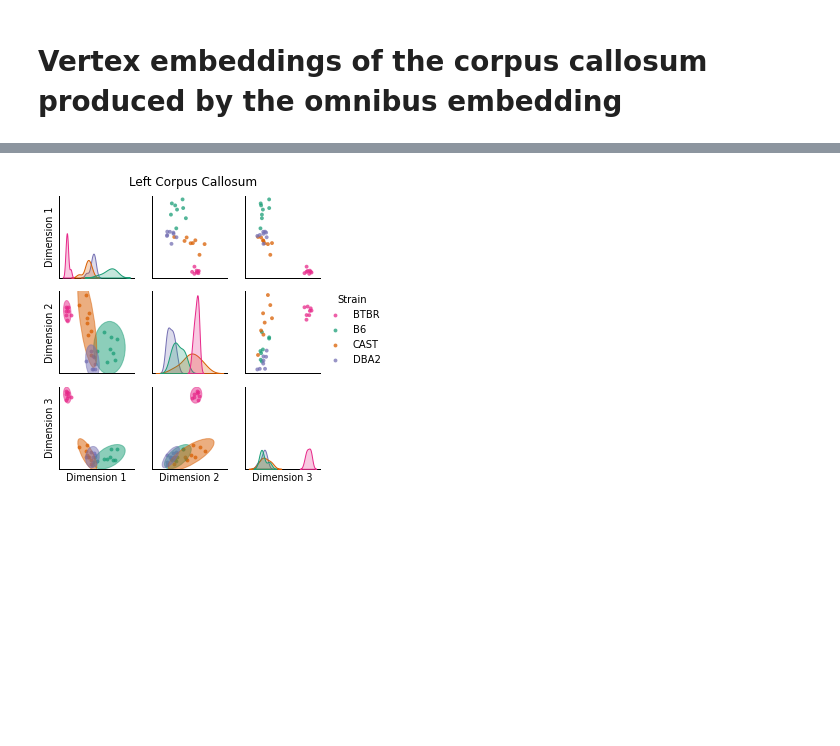
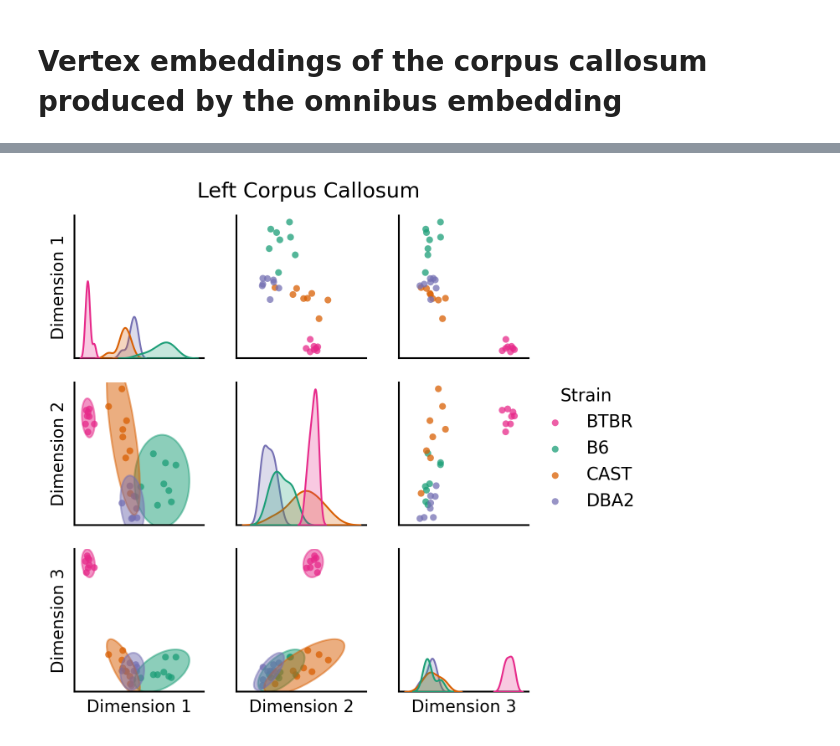
Before and after one commit to neurodata/MCC, a Jupyter notebook: notebooks/3-corpus-callosum-emedding/cc_emedding.ipynb, the cells around one changed output, grey strips where cells are left out. Drawn from its saved outputs; the diff is of its cells as text; code cells hidden in the pictures; blank space fills up the shorter version.

```diff
--- a/notebooks/3-corpus-callosum-emedding/cc_emedding.ipynb
+++ b/notebooks/3-corpus-callosum-emedding/cc_emedding.ipynb
@@ -49,13 +49,12 @@ mice.atlas.query("Structure == 'Corpus_Callosum'").head()
 [interactive output not drawn]
 # %%
 left = ellipse_pairgrid(omni_embedding[:, 120, :3], labels, ci=0.9)
-left.savefig("figs/left_cc.pdf", bbox_inches="tight", dpi=300)
-
 left.fig.suptitle("Left Corpus Callosum", y=1.025)
+left.fig.set(dpi=300)
 left.add_legend()
 plt.show()
 # %% [output]
-[figure, old version]
+[figure, new version]
 [interactive output not drawn]
 # %%
 right = ellipse_pairgrid(omni_embedding[:, 120 + 166, :3], labels, ci=0.9)
```
Also changed, not shown: parts of 1 cell of this notebook, 4 other files.
